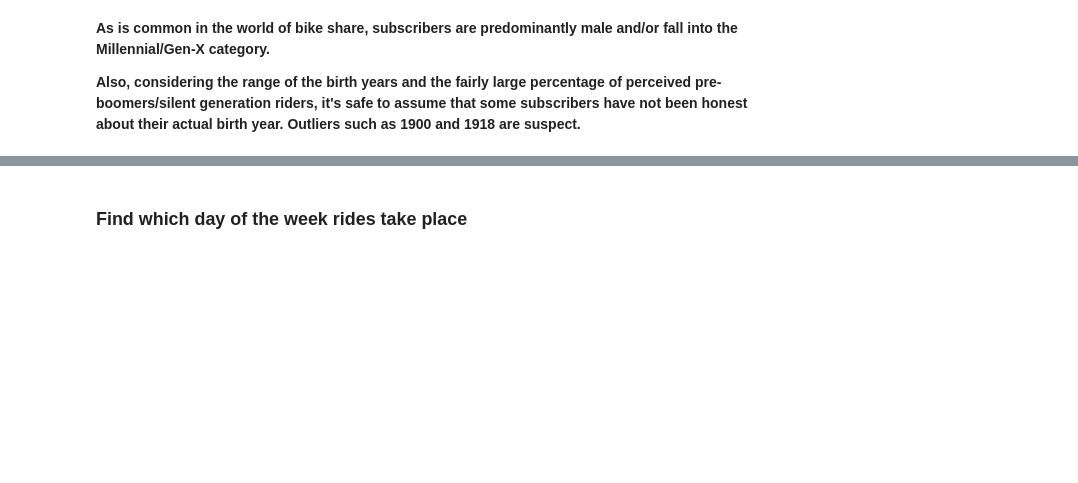
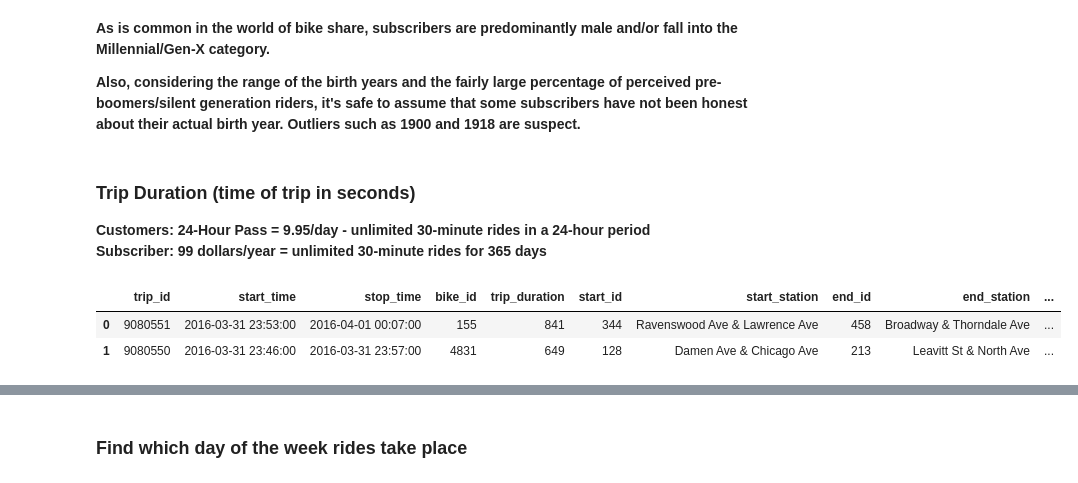
Before and after one commit to Larkin22/Divvy, a Jupyter notebook: Divvy - Ride Data 2016.ipynb, the cells around one changed output, grey strips where cells are left out. Cells and saved outputs as stored; diff of their text form; code cells hidden in the pictures; blank space fills up the shorter version.

```diff
--- a/Divvy - Ride Data 2016.ipynb
+++ b/Divvy - Ride Data 2016.ipynb
@@ -427,3 +428,14 @@ Female   689780    25.20247
 Millennial/Gen-X category.**
 
 **Also, considering the range of the birth years and the fairly large percentage of perceived pre-boomers/silent generation riders, it's safe to assume that some subscribers have not been honest about their actual birth year. Outliers such as 1900 and 1918 are suspect.**
+# %% [markdown]
+### Trip Duration (time of trip in seconds)
+
+**Customers: 24-Hour Pass = 9.95/day - unlimited 30-minute rides in a 24-hour period**<br>
+**Subscriber: 99 dollars/year = unlimited 30-minute rides for 365 days**
+# %%
+divvy.head(2)
+# %% [output]
+|  | trip_id | start_time | stop_time | bike_id | trip_duration | start_id | start_station | end_id | end_station | ... |
+| 0 | 9080551 | 2016-03-31 23:53:00 | 2016-04-01 00:07:00 | 155 | 841 | 344 | Ravenswood Ave & Lawrence Ave | 458 | Broadway & Thorndale Ave | ... |
+| 1 | 9080550 | 2016-03-31 23:46:00 | 2016-03-31 23:57:00 | 4831 | 649 | 128 | Damen Ave & Chicago Ave | 213 | Leavitt St & North Ave | ... |
```
Also changed, not shown: parts of 16 cells of this notebook.
